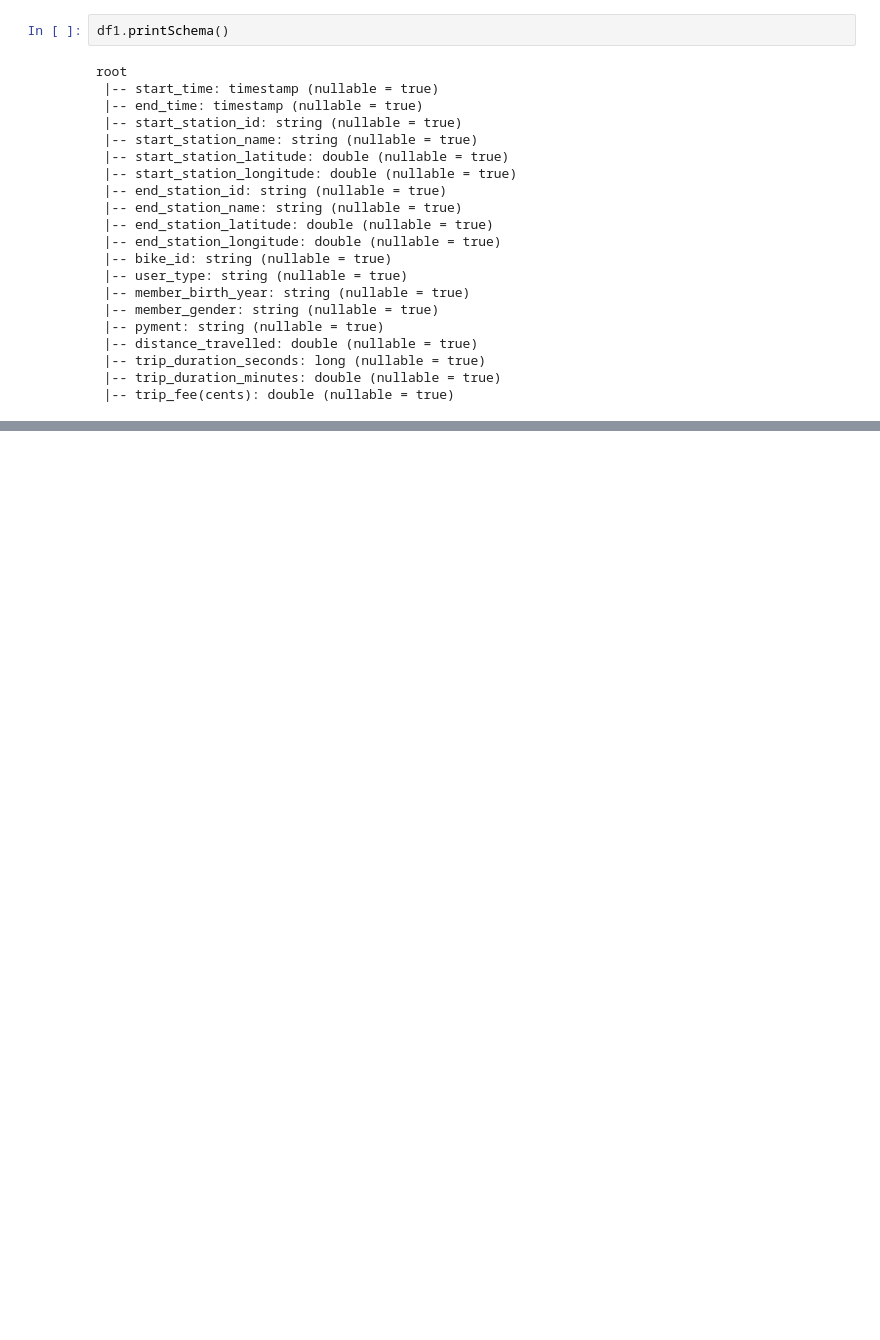
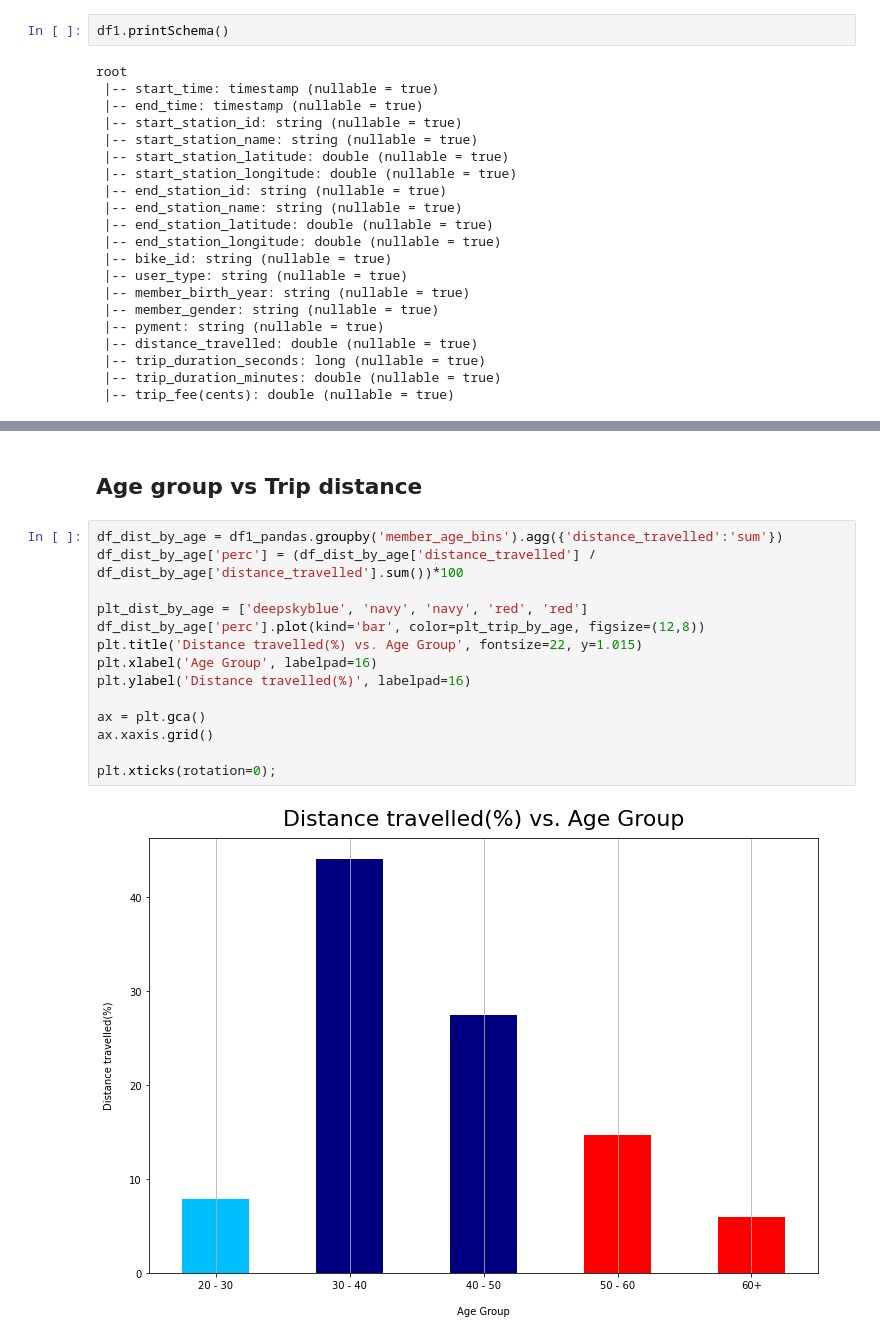
Before and after one commit to JulienAganze/Ford_Go_Bike_Project_Pyspark, a Jupyter notebook: data_manipulation.ipynb, the cells around one changed output, grey strips where cells are left out. Saved outputs shown, nothing was run; the diff lists cells and outputs as text; blank space fills up the shorter version.

```diff
--- a/data_manipulation.ipynb
+++ b/data_manipulation.ipynb
@@ -727,0 +807,18 @@ Out[143]: 15
+# %% [markdown]
+## Age group vs Trip distance
+# %%
+df_dist_by_age = df1_pandas.groupby('member_age_bins').agg({'distance_travelled':'sum'})
+df_dist_by_age['perc'] = (df_dist_by_age['distance_travelled'] / df_dist_by_age['distance_travelled'].sum())*100
+
+plt_dist_by_age = ['deepskyblue', 'navy', 'navy', 'red', 'red']
+df_dist_by_age['perc'].plot(kind='bar', color=plt_trip_by_age, figsize=(12,8))
+plt.title('Distance travelled(%) vs. Age Group', fontsize=22, y=1.015)
+plt.xlabel('Age Group', labelpad=16)
+plt.ylabel('Distance travelled(%)', labelpad=16)
+
+ax = plt.gca()
+ax.xaxis.grid()
+
+plt.xticks(rotation=0);
+# %% [output]
+[figure, added]
```
Also changed, not shown: parts of 69 cells of this notebook.
